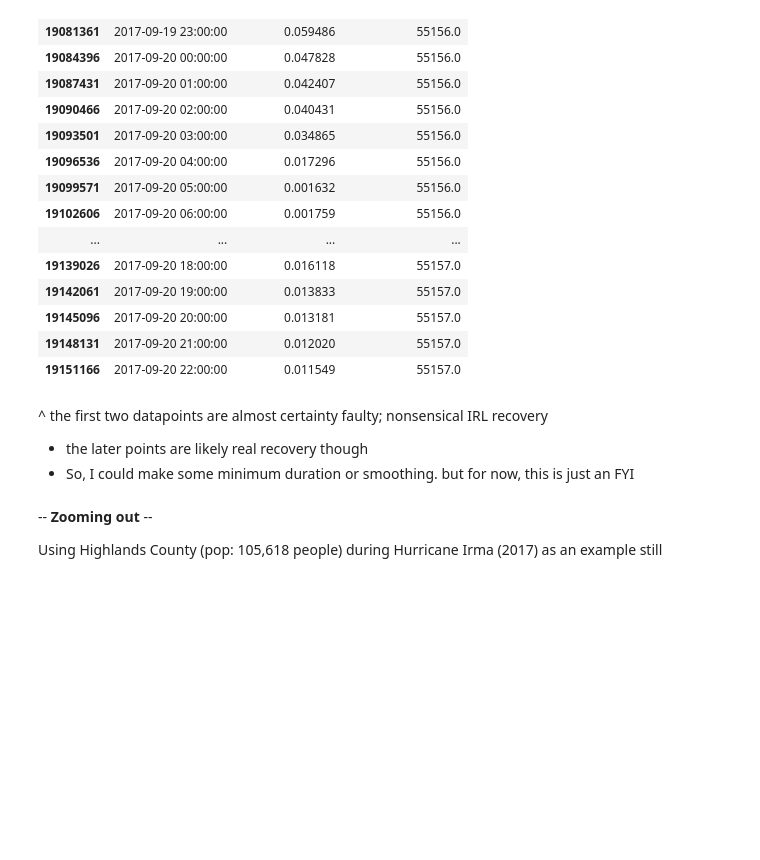
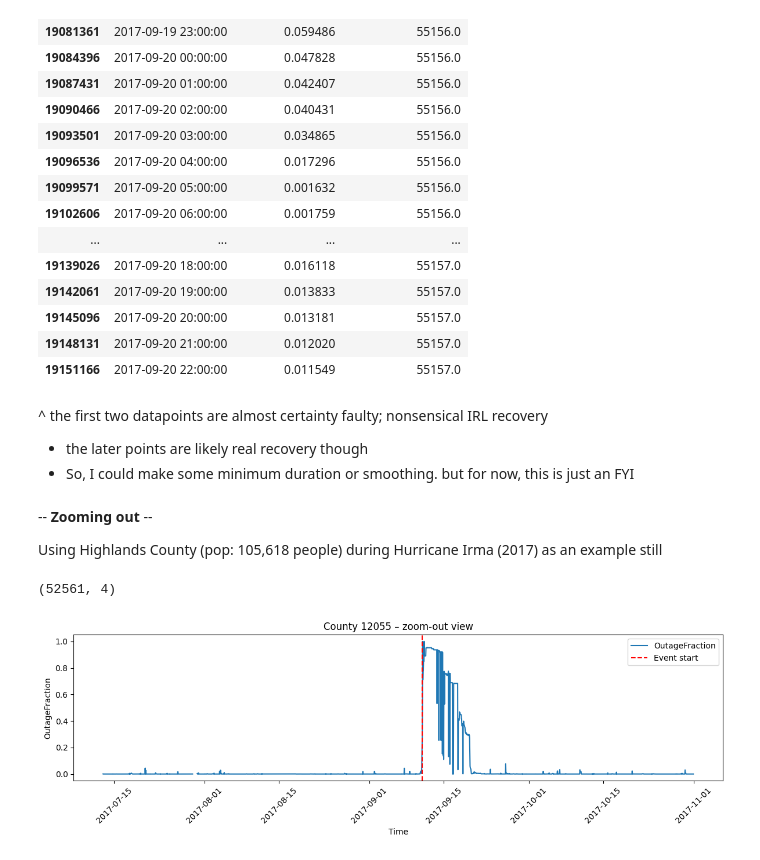
Before and after one commit to lukemccarvill/outage-recovery-forecasting, a Jupyter notebook: python_scripts/exploring_timeseries.ipynb, the cells around one changed output. Drawn from its saved outputs; the diff is of its cells as text; code cells hidden in the pictures; blank space fills up the shorter version.

```diff
--- a/python_scripts/exploring_timeseries.ipynb
+++ b/python_scripts/exploring_timeseries.ipynb
@@ -499,3 +499,46 @@ one_event2_ts.loc[
 Using Highlands County (pop: 105,618 people) during Hurricane Irma (2017) as an example still
 # %%
 # Step 1: extract full time series for that county
+county_fips = event2["CountyFIPS"]
+
+county_ts = ts_fl[ts_fl["CountyFIPS"] == county_fips].copy()
+
+print(county_ts.shape)
+county_ts = county_ts.sort_values("RecordDateTime")
+# %% [output]
+(52561, 4)
+# %%
+# filter obviously bad data
+county_ts["OutageFraction_filtered"] = county_ts["OutageFraction"].where(
+    county_ts["CustomersTracked"] > 0
+)
+# %%
+# plot a long window (+/- 2 months around the event)
+start = event2["event_start"] - pd.Timedelta(days=60)
+end = event2["event_start"] + pd.Timedelta(days=60)
+
+zoom_out_ts = county_ts[
+    (county_ts["RecordDateTime"] >= start) &
+    (county_ts["RecordDateTime"] <= end)
+]
+# %%
+plt.figure(figsize=(12,4))
+
+plt.plot(
+    zoom_out_ts["RecordDateTime"],
+    zoom_out_ts["OutageFraction_filtered"],
+    label="OutageFraction"
+)
+
+# mark event start
+plt.axvline(event2["event_start"], color="red", linestyle="--", label="Event start")
+
+plt.title(f"County {county_fips} – zoom-out view")
+plt.xlabel("Time")
+plt.ylabel("OutageFraction")
+plt.legend()
+plt.xticks(rotation=45)
+plt.tight_layout()
+plt.show()
+# %% [output]
+[figure, added]
```
Also changed, not shown: parts of 1 cell of this notebook.
